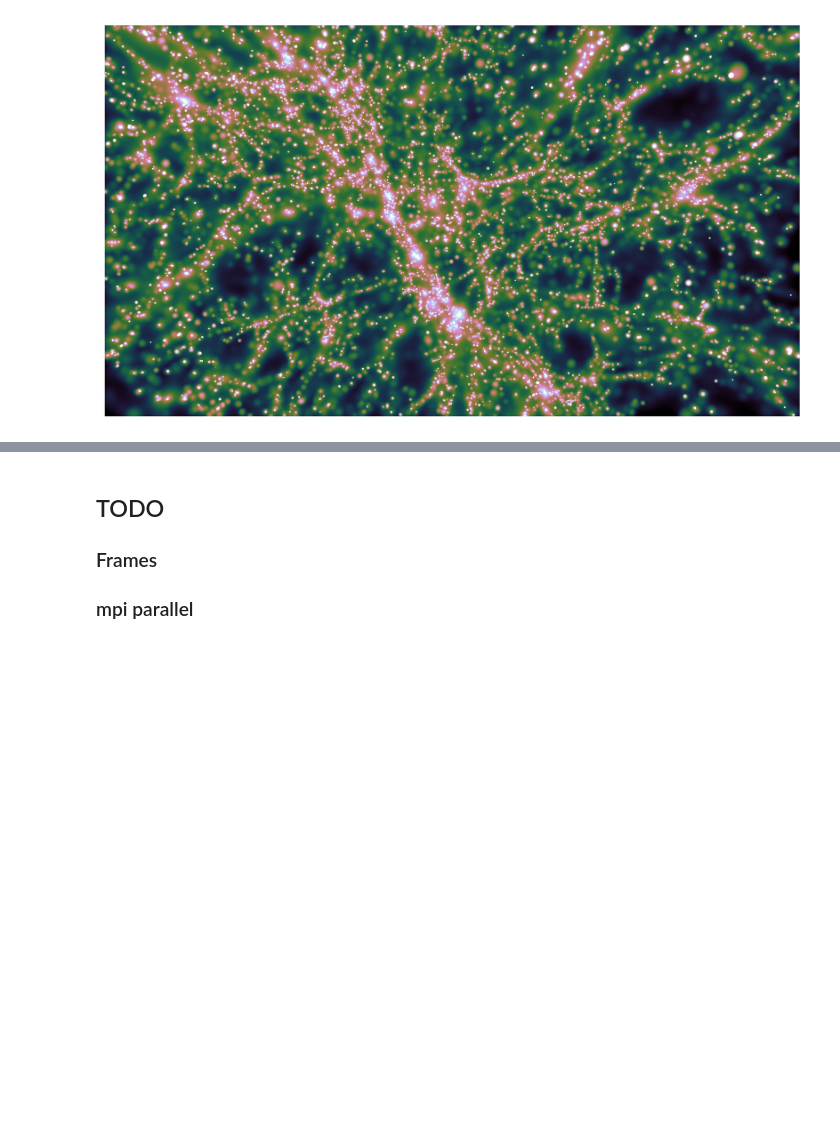
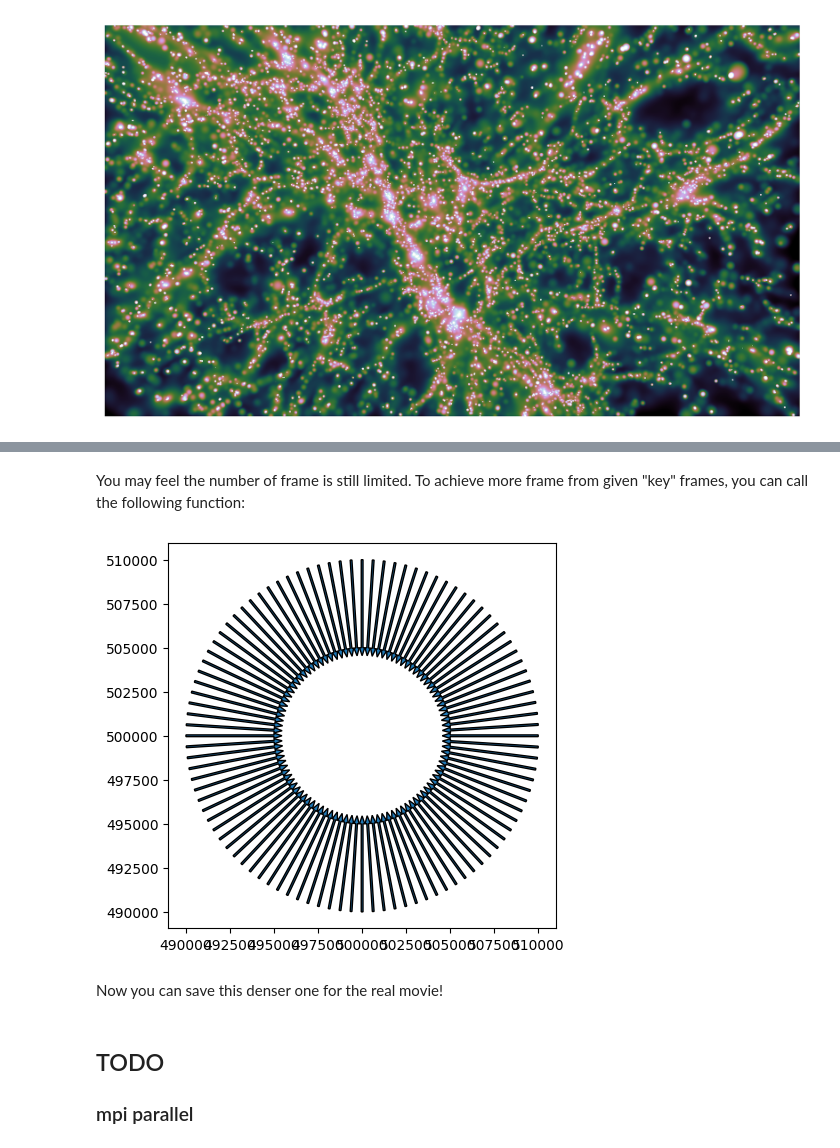
Before and after one commit to pointeee/universe_render, a Jupyter notebook: examples/QuickStart.ipynb, the cells around one changed output, grey strips where cells are left out. Drawn from its saved outputs; the diff is of its cells as text; code cells hidden in the pictures; blank space fills up the shorter version.

Commit message:
more tutorial & add options for interpolation

```diff
--- a/examples/QuickStart.ipynb
+++ b/examples/QuickStart.ipynb
@@ -150,0 +210,21 @@ axes.set_axis_off()
+# %% [markdown]
+You may feel the number of frame is still limited. To achieve more frame from given "key" frames, you can call the following function:
+# %%
+from universe_render.frames import keyframes_to_all_frames, interp_rot
+
+from scipy.interpolate import interp1d
+# frame interpolation
+
+all_frames = keyframes_to_all_frames(frames, timestep=0.1, loop=True, kind='cubic')
+# %%
+plt.figure(figsize=(5, 5))
+for frame in all_frames:
+    x , y  = frame[1], frame[2]
+    dx, dy = frame[4], frame[5]
+    plt.axis("equal")
+    plt.arrow(x, y, dx*5000, dy*5000, width=100)
+plt.show()
+# %% [output]
+[figure, added]
+# %% [markdown]
+Now you can save this denser one for the real movie!
@@ -151,4 +233,3 @@ axes.set_axis_off()
 # %% [markdown]
 ## TODO
-### Frames
 ### mpi parallel
```
Also changed, not shown: parts of 13 cells of this notebook, 2 other files.
